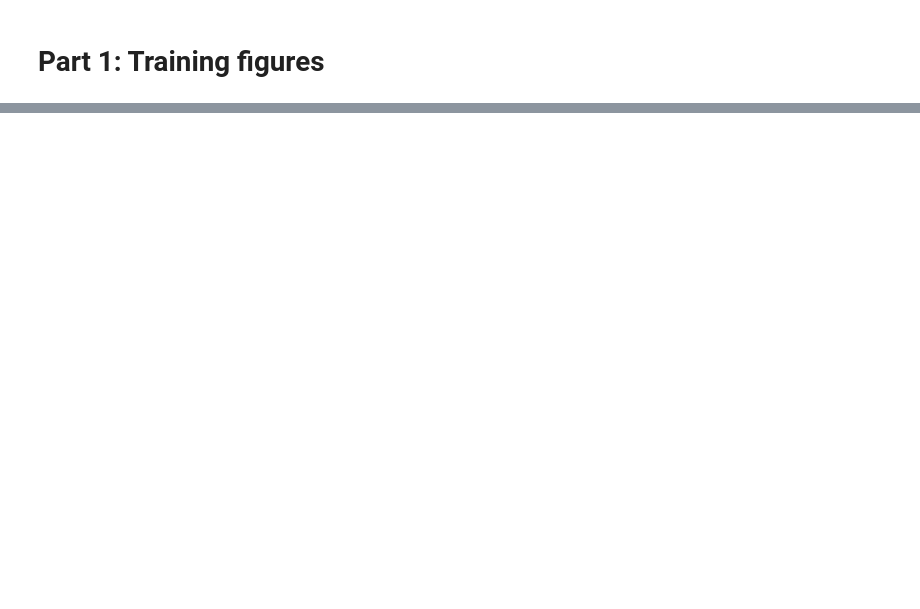
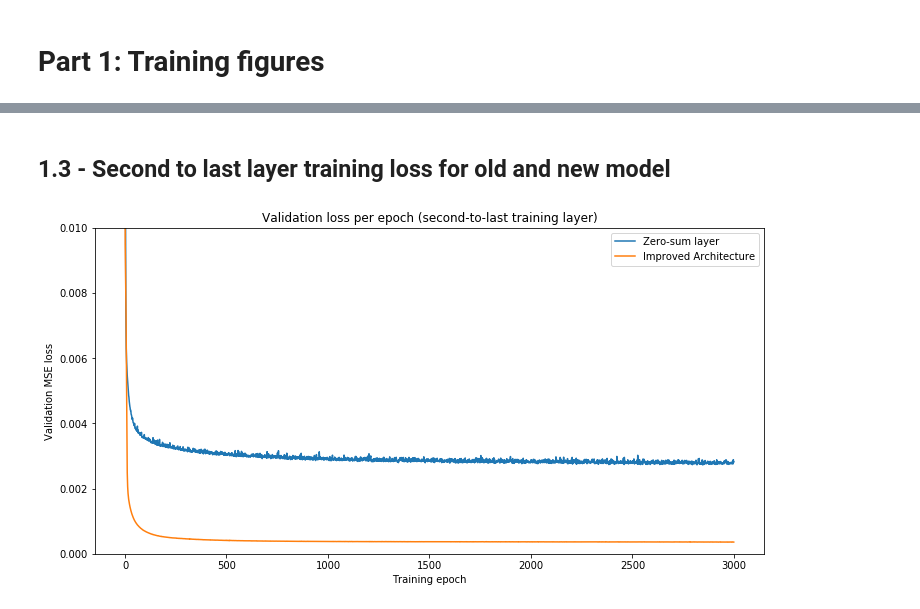
Before and after one commit to Detry322/avalon-bot, a Jupyter notebook: figures/All Figures.ipynb, the cells around one changed output, grey strips where cells are left out. Saved outputs shown, nothing was run; the diff lists cells and outputs as text; code cells hidden in the pictures; blank space fills up the shorter version.

```diff
--- a/figures/All Figures.ipynb
+++ b/figures/All Figures.ipynb
@@ -49,0 +87,15 @@ from data import (
+# %% [markdown]
+## 1.3 - Second to last layer training loss for old and new model
+# %%
+unconstrained_loss_data = load_tensorboard_loss_data('unconstrained_arch', *TOPOLOGICALLY_SORTED_LAYERS[-2]) # Penultimate layer
+improved_loss_data = load_tensorboard_loss_data('improved_arch', *TOPOLOGICALLY_SORTED_LAYERS[-2]) # Penultimate layer
+
+sns.lineplot(x=range(3000), y=unconstrained_loss_data, label='Zero-sum layer')
+sns.lineplot(x=range(3000), y=improved_loss_data, label='Improved Architecture')
+plt.ylim(0, 0.01)
+plt.title("Validation loss per epoch (second-to-last training layer)")
+plt.ylabel("Validation MSE loss")
+plt.xlabel("Training epoch")
+plt.show()
+# %% [output]
+[figure, added]
```
Also changed, not shown: parts of 37 cells of this notebook, 4 other files.
